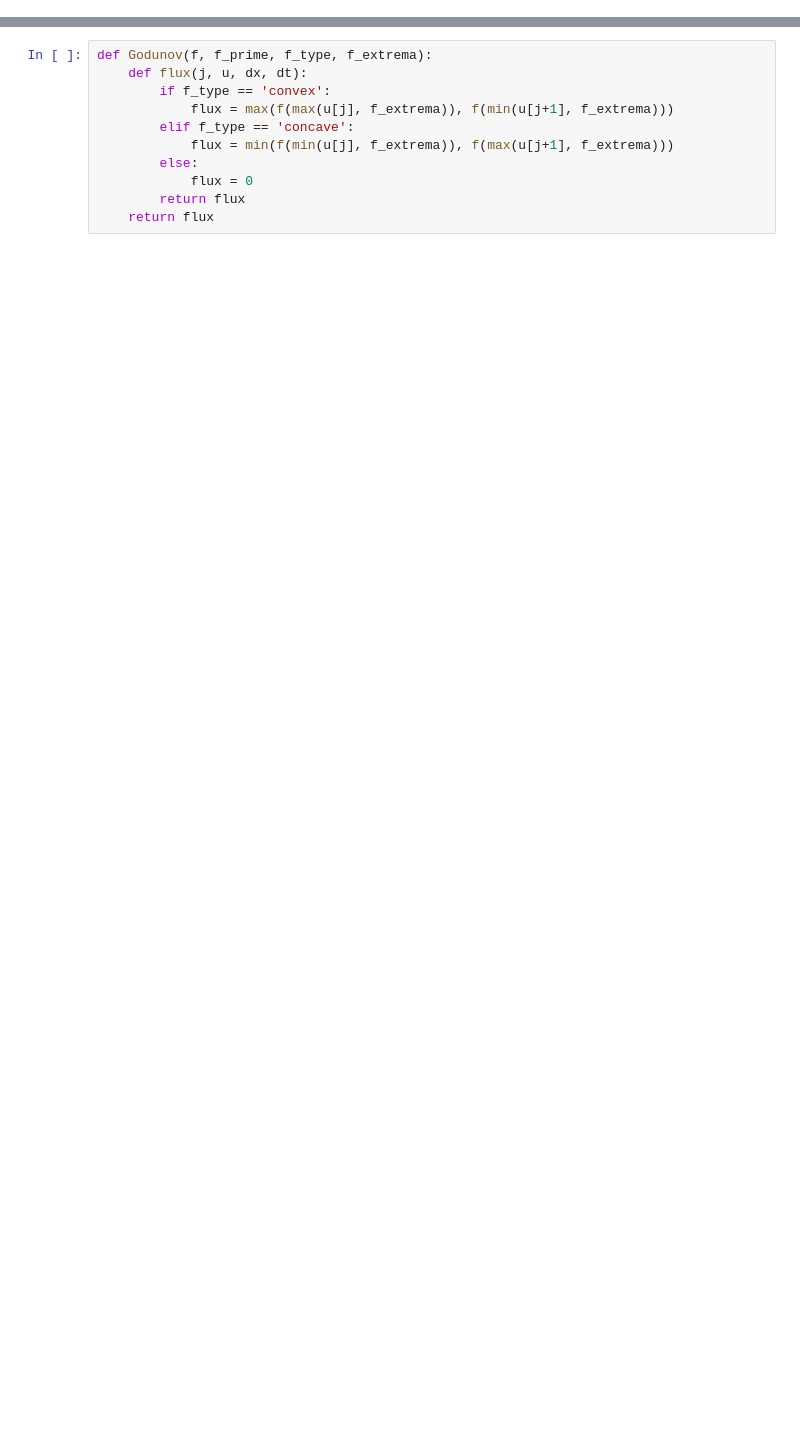
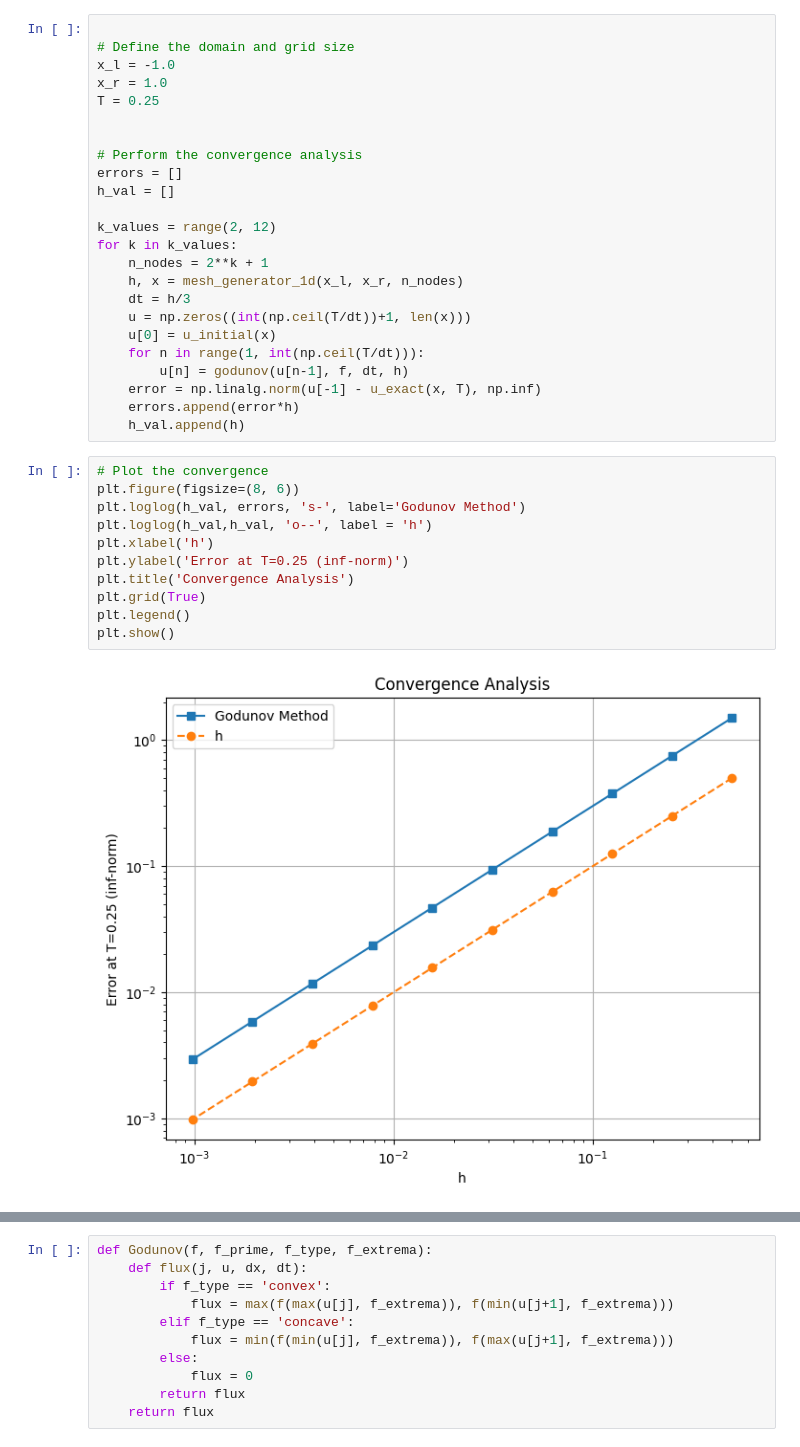
Before and after one commit to c-g-well/FiniteVolume, a Jupyter notebook: projectExperiment.ipynb, the cells around one changed output, grey strips where cells are left out. Cells and saved outputs as stored; diff of their text form; blank space fills up the shorter version.

Commit message:
Add files via upload
Godunov method with burgers equation

```diff
--- a/projectExperiment.ipynb
+++ b/projectExperiment.ipynb
@@ -37,0 +234,37 @@ The solution is a shock wave traveling with speed s
+# %%
+
+# Define the domain and grid size
+x_l = -1.0
+x_r = 1.0
+T = 0.25
+
+
+# Perform the convergence analysis
+errors = []
+h_val = []
+
+k_values = range(2, 12)
+for k in k_values:
+    n_nodes = 2**k + 1
+    h, x = mesh_generator_1d(x_l, x_r, n_nodes)
+    dt = h/3
+    u = np.zeros((int(np.ceil(T/dt))+1, len(x)))
+    u[0] = u_initial(x)
+    for n in range(1, int(np.ceil(T/dt))):
+        u[n] = godunov(u[n-1], f, dt, h)
+    error = np.linalg.norm(u[-1] - u_exact(x, T), np.inf)
+    errors.append(error*h)
+    h_val.append(h)
+# %%
+# Plot the convergence
+plt.figure(figsize=(8, 6))
+plt.loglog(h_val, errors, 's-', label='Godunov Method')
+plt.loglog(h_val,h_val, 'o--', label = 'h')
+plt.xlabel('h')
+plt.ylabel('Error at T=0.25 (inf-norm)')
+plt.title('Convergence Analysis')
+plt.grid(True)
+plt.legend()
+plt.show()
+# %% [output]
+[figure, added]
```
Also changed, not shown: parts of 34 cells of this notebook.
